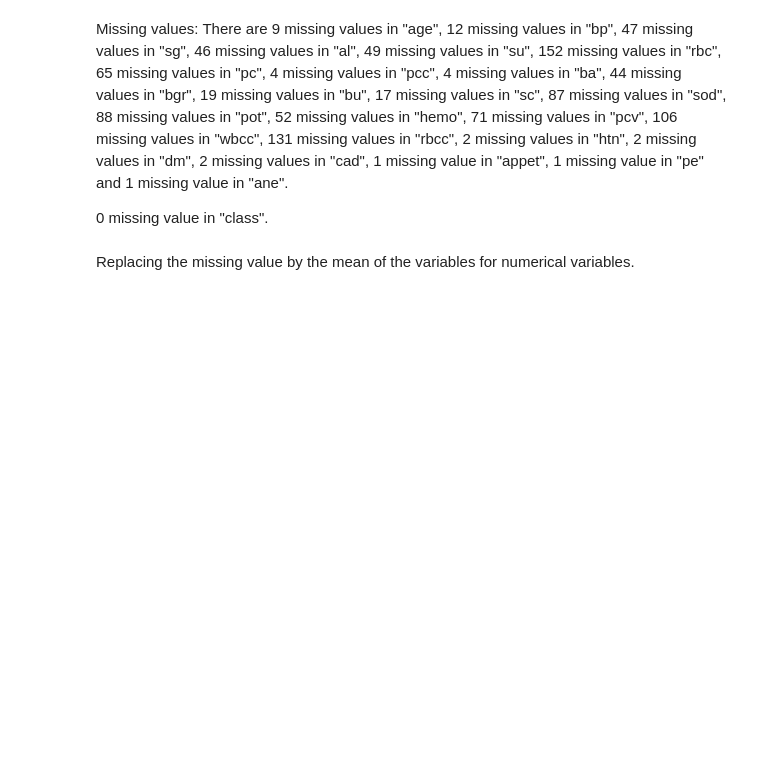
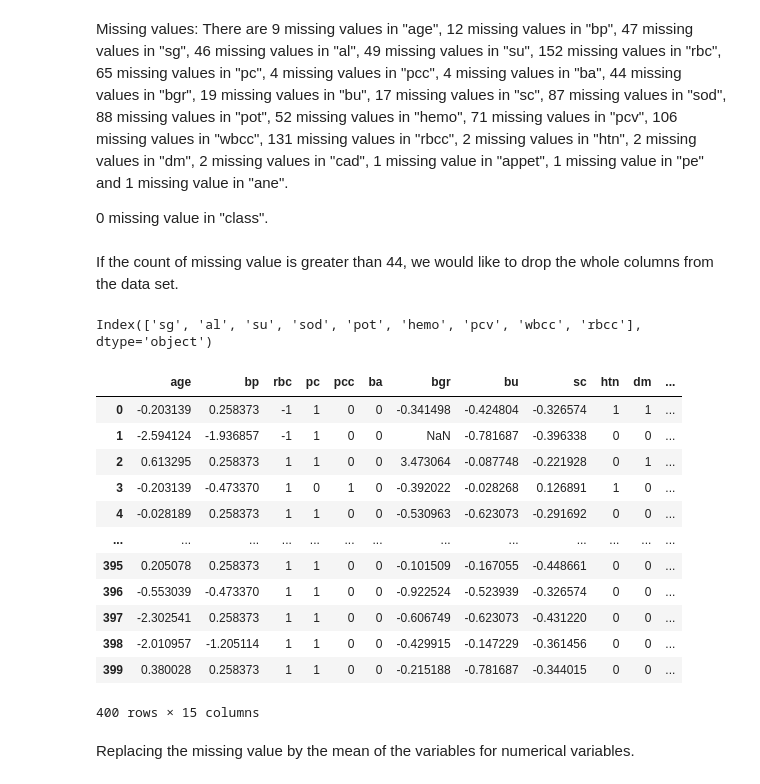
Before and after one commit to dail9/3da-assignment6, a Jupyter notebook: assignment6.ipynb, the cells around one changed output. Saved outputs shown, nothing was run; the diff lists cells and outputs as text; code cells hidden in the pictures; blank space fills up the shorter version.

Commit message:
drop na greater than 44 or replacing na

```diff
--- a/assignment6.ipynb
+++ b/assignment6.ipynb
@@ -633,6 +633,31 @@ dtype: int64
 Missing values: There are 9 missing values in "age", 12 missing values in "bp", 47 missing values in "sg", 46 missing values in "al", 49 missing values in "su", 152 missing values in "rbc", 65 missing values in "pc", 4 missing values in "pcc", 4 missing values in "ba", 44  missing values in "bgr", 19  missing values in "bu", 17  missing values in "sc", 87 missing values in "sod", 88 missing values in "pot", 52 missing values in "hemo", 71 missing values in "pcv", 106 missing values in "wbcc", 131 missing values in "rbcc", 2  missing values in "htn", 2  missing values in "dm", 2 missing values in "cad", 1 missing value in "appet", 1 missing value in "pe" and 1 missing value in "ane".
 
 0 missing value in "class".
+# %% [markdown]
+If the count of missing value is greater than 44, we would like to drop the whole columns from the data set.
+# %%
+missing_values_count = X1.isna().sum()
+columns_to_drop = missing_values_count[missing_values_count > 44].index
+columns_to_drop
+# %% [output]
+Index(['sg', 'al', 'su', 'sod', 'pot', 'hemo', 'pcv', 'wbcc', 'rbcc'], dtype='object')
+# %%
+X1_dropped = X1.drop(columns=columns_to_drop)
+X1_dropped
+# %% [output]
+|  | age | bp | rbc | pc | pcc | ba | bgr | bu | sc | htn | dm | ... |
+| 0 | -0.203139 | 0.258373 | -1 | 1 | 0 | 0 | -0.341498 | -0.424804 | -0.326574 | 1 | 1 | ... |
+| 1 | -2.594124 | -1.936857 | -1 | 1 | 0 | 0 | NaN | -0.781687 | -0.396338 | 0 | 0 | ... |
+| 2 | 0.613295 | 0.258373 | 1 | 1 | 0 | 0 | 3.473064 | -0.087748 | -0.221928 | 0 | 1 | ... |
+| 3 | -0.203139 | -0.473370 | 1 | 0 | 1 | 0 | -0.392022 | -0.028268 | 0.126891 | 1 | 0 | ... |
+| 4 | -0.028189 | 0.258373 | 1 | 1 | 0 | 0 | -0.530963 | -0.623073 | -0.291692 | 0 | 0 | ... |
+| ... | ... | ... | ... | ... | ... | ... | ... | ... | ... | ... | ... | ... |
+| 395 | 0.205078 | 0.258373 | 1 | 1 | 0 | 0 | -0.101509 | -0.167055 | -0.448661 | 0 | 0 | ... |
+| 396 | -0.553039 | -0.473370 | 1 | 1 | 0 | 0 | -0.922524 | -0.523939 | -0.326574 | 0 | 0 | ... |
+| 397 | -2.302541 | 0.258373 | 1 | 1 | 0 | 0 | -0.606749 | -0.623073 | -0.431220 | 0 | 0 | ... |
+| 398 | -2.010957 | -1.205114 | 1 | 1 | 0 | 0 | -0.429915 | -0.147229 | -0.361456 | 0 | 0 | ... |
+| 399 | 0.380028 | 0.258373 | 1 | 1 | 0 | 0 | -0.215188 | -0.781687 | -0.344015 | 0 | 0 | ... |
+400 rows × 15 columns
 # %%
 numerical_cols = X1.select_dtypes(include=['number']).columns
 column_means = X1[numerical_cols].mean()
```
